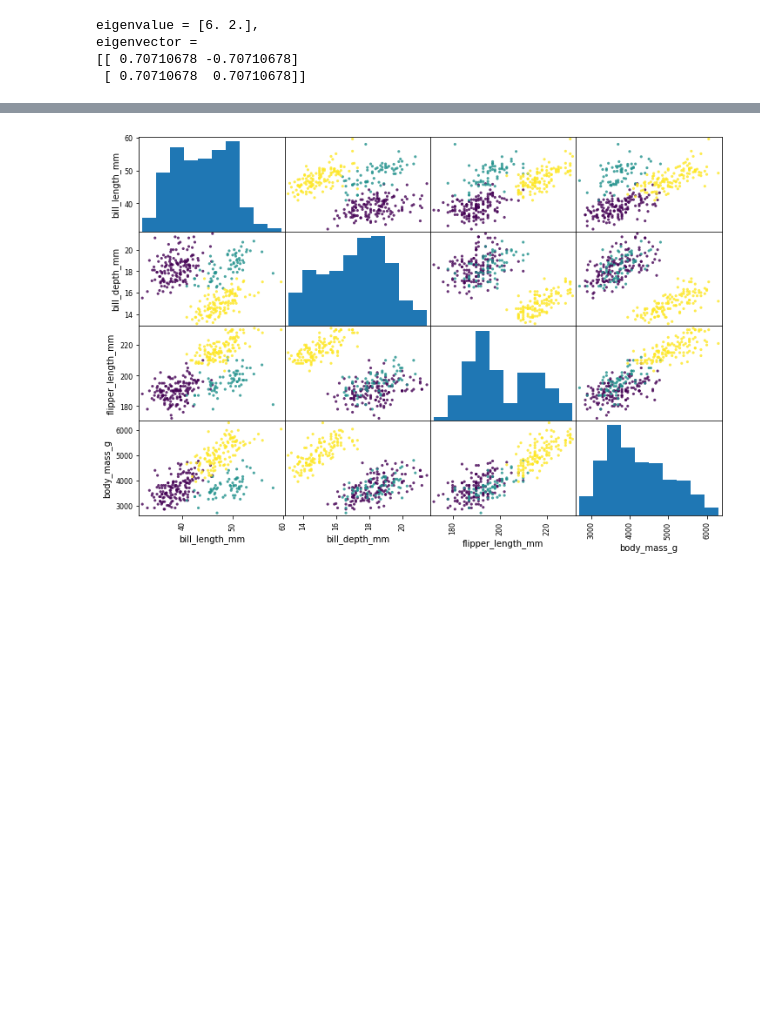
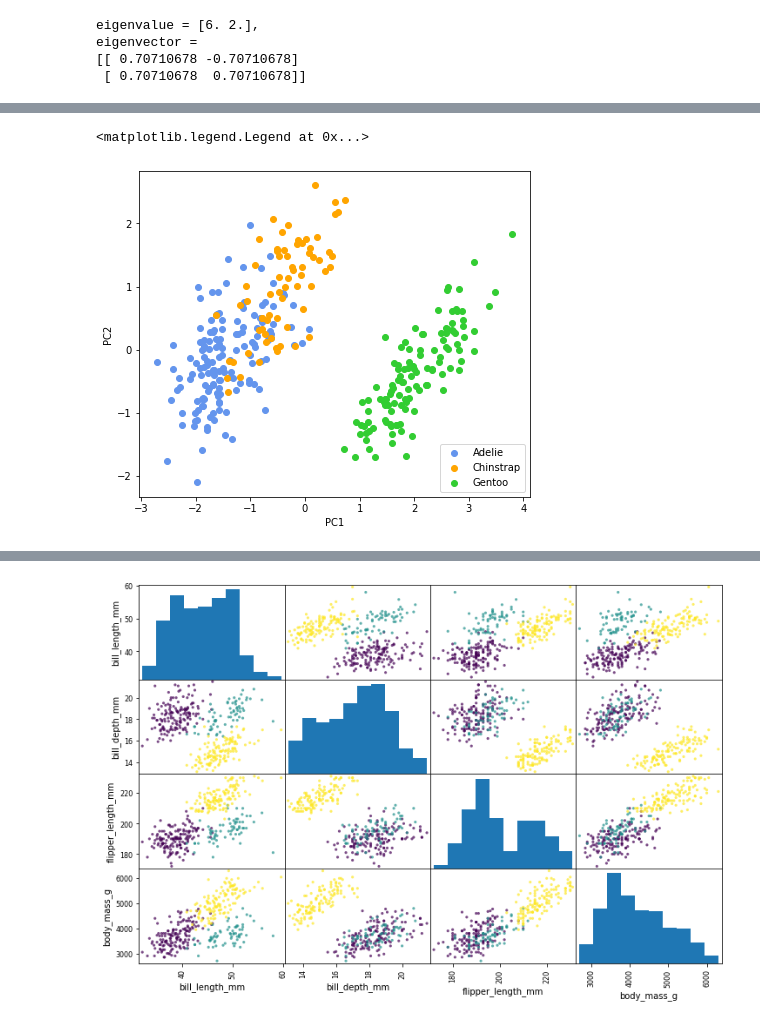
Before and after one commit to KyungRyeolBaek/study, a Jupyter notebook: n133-dimensionality-reduction-techniques/n133a-high-dimensional-data.ipynb, the cells around one changed output, grey strips where cells are left out. Drawn from its saved outputs; the diff is of its cells as text; code cells hidden in the pictures; blank space fills up the shorter version.

```diff
--- a/n133-dimensionality-reduction-techniques/n133a-high-dimensional-data.ipynb
+++ b/n133-dimensionality-reduction-techniques/n133a-high-dimensional-data.ipynb
@@ -38,9 +38,16 @@ eigenvector =
 - 다음과 같은 결과가 나와야 합니다.
 
 <img src='https://i.imgur.com/5BCEHeL.png'>
-# %%
-# 이곳에 답안을 작성하시기 바랍니다
-import seaborn
-
-df = seaborn.load_dataset('penguins')[['species', 'bill_length_mm', 'bill_depth_mm', 'flipper_length_mm', 'body_mass_g']]
-df
+# %%
+# seaborn 에서 penguins 데이터 불러오기 culmen = 부리 = bill
+import seaborn
+
+# 데이터 결측값 drop
+df = seaborn.load_dataset('penguins').dropna()
+# 데이터 추출, 리셋 인덱스
+df = df[['species', 'bill_length_mm', 'bill_depth_mm', 'flipper_length_mm', 'body_mass_g']].reset_index()
+feature = ['bill_length_mm', 'bill_depth_mm', 'flipper_length_mm', 'body_mass_g']
+# 데이터의 feature 표준화
+scaler = StandardScaler()
+df[feature] = scaler.fit_transform(df[feature])  # df[feature]에 표준화한 데이터를 저장
+df[feature]
@@ -46,0 +68,15 @@ df
+# %%
+# PCA 실행
+import pandas as pd
+
+pca2 = PCA(n_components = 2) # 주성분 2개로 결정
+PC2 = pca2.fit_transform(df[feature]) # principalComponents = pca2.fit(px)
+print("Eigenvectors: \n{}\n\nEigenvalues: {}\n".format(pca2.components_, pca2.explained_variance_))
+print("2개의 주성분이 전체 분산의 %.3f\n" %sum(pca2.explained_variance_ratio_))
+print('PC1은 전체 분산의 %.3f\n'%pca2.explained_variance_ratio_[0])
+print('PC2은 전체 분산의 %.3f\n'%pca2.explained_variance_ratio_[1])
+
+# 주성분으로 이루어진 데이터프레임 구성
+print('\n Principal Dataframe:\n')
+PrincipalComponents = pd.DataFrame(data = PC2, columns = ['PC1', 'PC2'])
+pd.concat([PrincipalComponents, df['species']], axis = 1)
@@ -46,0 +111,13 @@ df
+# %%
+# 그래프로 시각화
+color = ['cornflowerblue', 'orange', 'limegreen']
+species = list(set(df['species'].tolist()))
+plt.figure(figsize = (7,6))
+for i, j in zip (color, species):
+  plt.scatter(PrincipalComponents[df['species'] == j]['PC1'], PrincipalComponents[df['species'] == j]['PC2'], c = i, marker = 'o', label = j)
+plt.xlabel('PC1')
+plt.ylabel('PC2')
+plt.legend(loc = 'lower right')
+# %% [output]
+<matplotlib.legend.Legend at 0x...>
+[figure, added]
```
Also changed, not shown: parts of 10 cells of this notebook.
